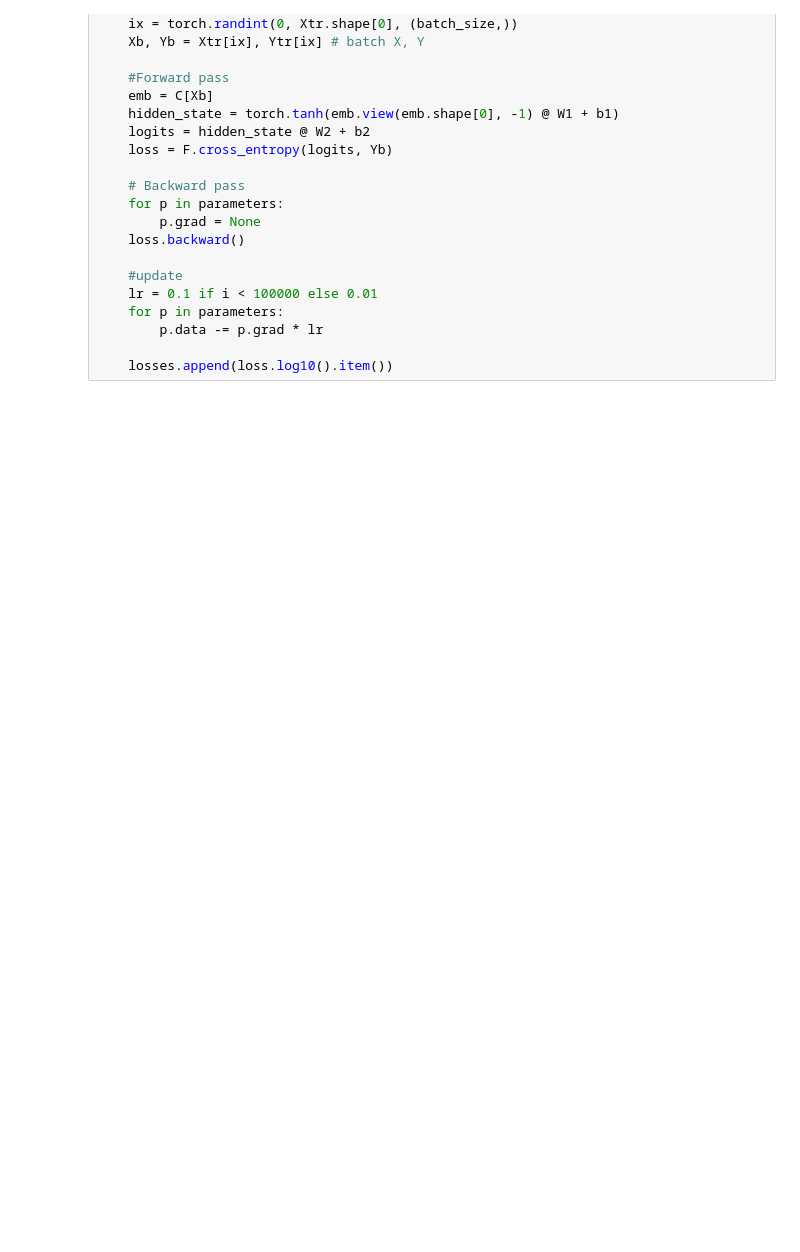
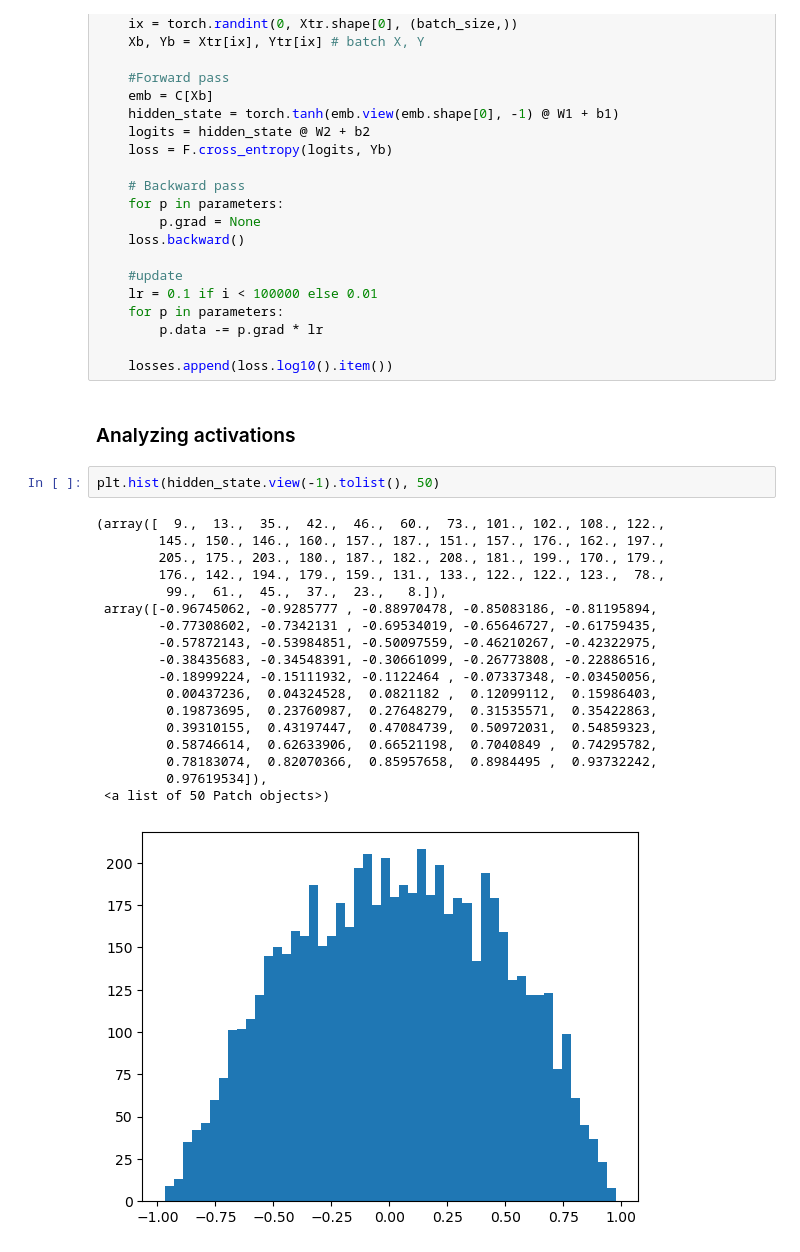
Before and after one commit to Buenobarbie/Makemore, a Jupyter notebook: makemore_rnn.ipynb, the cells around one changed output. Drawn from its saved outputs; the diff is of its cells as text; blank space fills up the shorter version.

```diff
--- a/makemore_rnn.ipynb
+++ b/makemore_rnn.ipynb
@@ -118,3 +129,26 @@ for i in range(max_steps):
         p.data -= p.grad * lr
 
     losses.append(loss.log10().item())
+# %% [markdown]
+### Analyzing activations
+# %%
+plt.hist(hidden_state.view(-1).tolist(), 50)
+# %% [output]
+(array([  9.,  13.,  35.,  42.,  46.,  60.,  73., 101., 102., 108., 122.,
+        145., 150., 146., 160., 157., 187., 151., 157., 176., 162., 197.,
+        205., 175., 203., 180., 187., 182., 208., 181., 199., 170., 179.,
+        176., 142., 194., 179., 159., 131., 133., 122., 122., 123.,  78.,
+         99.,  61.,  45.,  37.,  23.,   8.]),
+ array([-0.96745062, -0.9285777 , -0.88970478, -0.85083186, -0.81195894,
+        -0.77308602, -0.7342131 , -0.69534019, -0.65646727, -0.61759435,
+        -0.57872143, -0.53984851, -0.50097559, -0.46210267, -0.42322975,
+        -0.38435683, -0.34548391, -0.30661099, -0.26773808, -0.22886516,
+        -0.18999224, -0.15111932, -0.1122464 , -0.07337348, -0.03450056,
+         0.00437236,  0.04324528,  0.0821182 ,  0.12099112,  0.15986403,
+         0.19873695,  0.23760987,  0.27648279,  0.31535571,  0.35422863,
+         0.39310155,  0.43197447,  0.47084739,  0.50972031,  0.54859323,
+         0.58746614,  0.62633906,  0.66521198,  0.7040849 ,  0.74295782,
+         0.78183074,  0.82070366,  0.85957658,  0.8984495 ,  0.93732242,
+         0.97619534]),
+ <a list of 50 Patch objects>)
+[figure, added]
```
Also changed, not shown: parts of 12 cells of this notebook.
